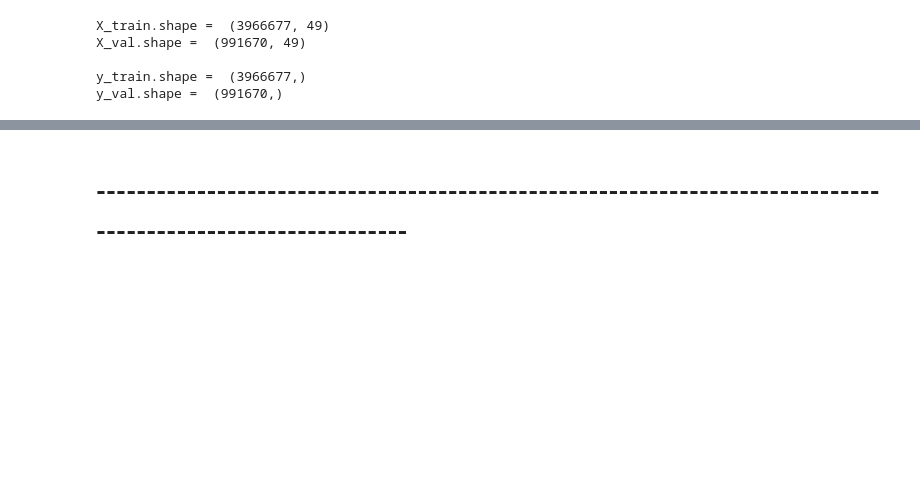
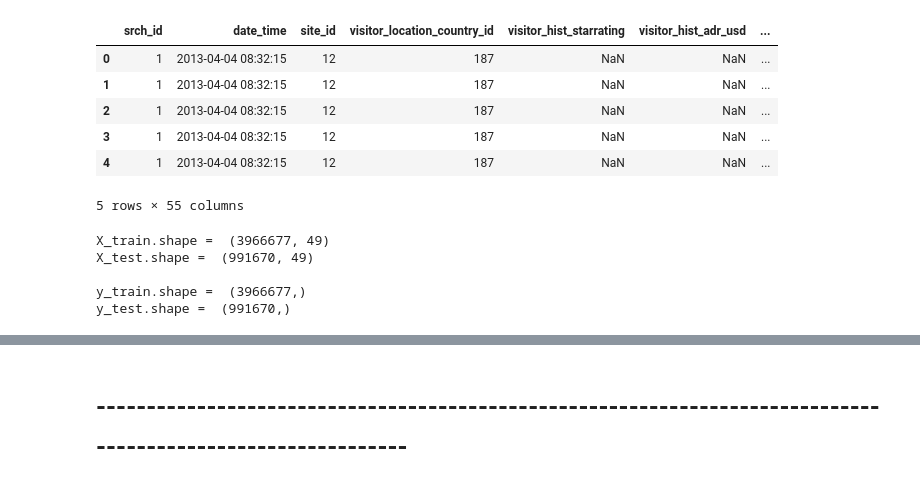
Before and after one commit to martinpucheuaviles/dmt_assignment2-, a Jupyter notebook: dmt_assignment_2_v2.ipynb, the cells around one changed output, grey strips where cells are left out. Drawn from its saved outputs; the diff is of its cells as text; code cells hidden in the pictures; blank space fills up the shorter version.

```diff
--- a/dmt_assignment_2_v2.ipynb
+++ b/dmt_assignment_2_v2.ipynb
@@ -107,3 +78,14 @@ print("len target 5: ",len(aux_training.loc[aux_training["target_col"] == 5]))
+# %%
+aux_training = copy.copy(training_data) #shallow copy for now because of memory problems
+aux_training.head()
+# %% [output]
+|  | srch_id | date_time | site_id | visitor_location_country_id | visitor_hist_starrating | visitor_hist_adr_usd | ... |
+| 0 | 1 | 2013-04-04 08:32:15 | 12 | 187 | NaN | NaN | ... |
+| 1 | 1 | 2013-04-04 08:32:15 | 12 | 187 | NaN | NaN | ... |
+| 2 | 1 | 2013-04-04 08:32:15 | 12 | 187 | NaN | NaN | ... |
+| 3 | 1 | 2013-04-04 08:32:15 | 12 | 187 | NaN | NaN | ... |
+| 4 | 1 | 2013-04-04 08:32:15 | 12 | 187 | NaN | NaN | ... |
+5 rows × 55 columns
 # %%
 aux_training = aux_training.drop('date_time', axis=1) # cause me dont care datee
 # %%
@@ -123,15 +101,15 @@ print("Empty values per column: \n",aux_training.isnull().sum())
 feature = aux_training.drop('target_col', axis=1)
 target  =  aux_training['target_col']
 # %%
-X_train, X_val, y_train, y_val = train_test_split(feature, target, test_size=0.2, random_state=0)
+X_train, X_test, y_train, y_test = train_test_split(feature, target, test_size=0.2, random_state=1)
 
 print("X_train.shape = ",X_train.shape)
-print("X_val.shape = ",X_val.shape)
+print("X_test.shape = ",X_test.shape)
 print("\ny_train.shape = ",y_train.shape)
-print("y_val.shape = ",y_val.shape)
+print("y_test.shape = ",y_test.shape)
 # %% [output]
 X_train.shape =  (3966677, 49)
-X_val.shape =  (991670, 49)
+X_test.shape =  (991670, 49)
 
 y_train.shape =  (3966677,)
-y_val.shape =  (991670,)
+y_test.shape =  (991670,)
```
Also changed, not shown: parts of 32 cells of this notebook.
